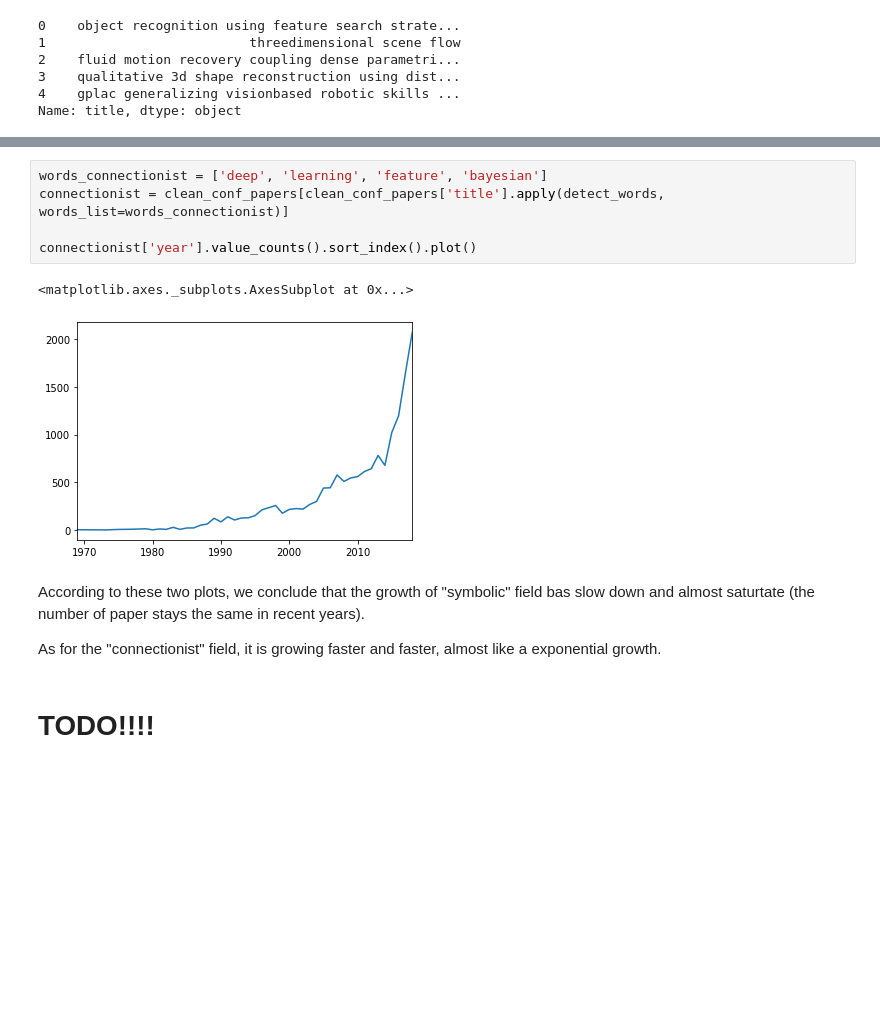
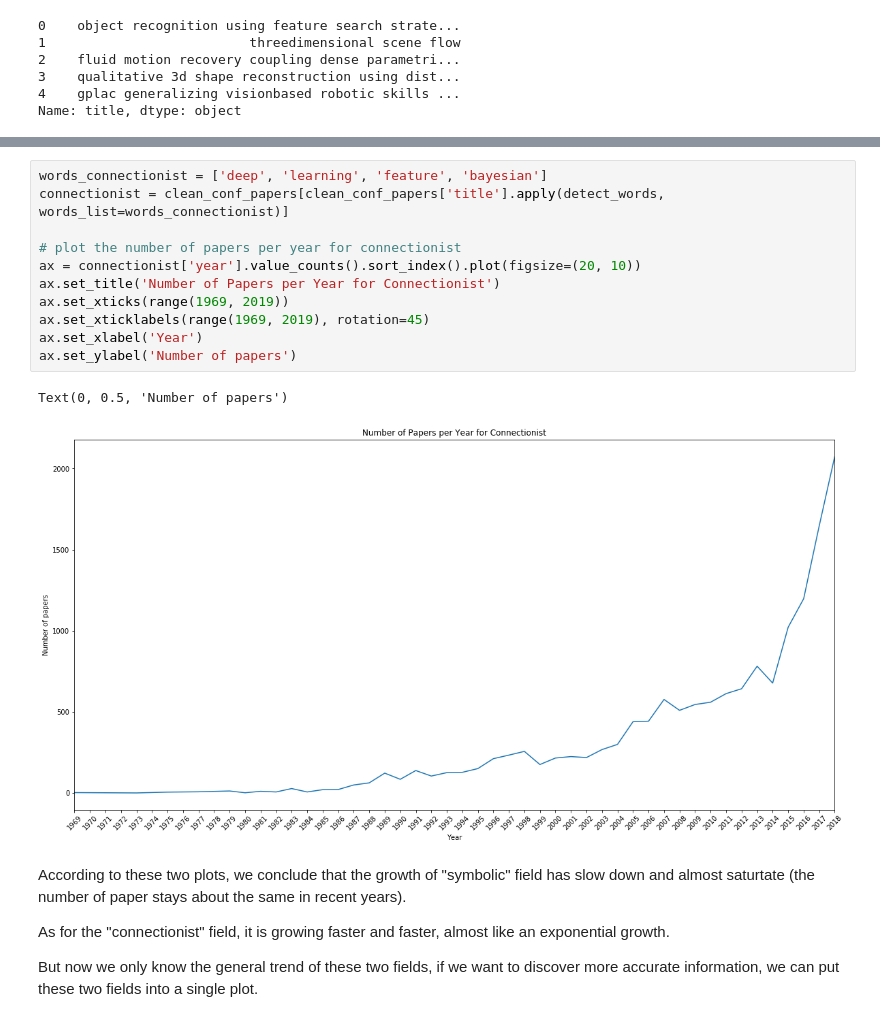
Before and after one commit to dinotuku/2019, a Jupyter notebook: Homework/01 - Pandas and Data Wrangling/hw1.ipynb, the cells around one changed output, grey strips where cells are left out. Saved outputs shown, nothing was run; the diff lists cells and outputs as text; blank space fills up the shorter version.

```diff
--- a/Homework/01 - Pandas and Data Wrangling/hw1.ipynb
+++ b/Homework/01 - Pandas and Data Wrangling/hw1.ipynb
@@ -925,14 +1006,20 @@ symbolic['year'].value_counts().sort_index().plot()
 # %%
 words_connectionist = ['deep', 'learning', 'feature', 'bayesian']
 connectionist = clean_conf_papers[clean_conf_papers['title'].apply(detect_words, words_list=words_connectionist)]
 
-connectionist['year'].value_counts().sort_index().plot()
+# plot the number of papers per year for connectionist
+ax = connectionist['year'].value_counts().sort_index().plot(figsize=(20, 10))
+ax.set_title('Number of Papers per Year for Connectionist')
+ax.set_xticks(range(1969, 2019))
+ax.set_xticklabels(range(1969, 2019), rotation=45)
+ax.set_xlabel('Year')
+ax.set_ylabel('Number of papers')
 # %% [output]
-<matplotlib.axes._subplots.AxesSubplot at 0x...>
+Text(0, 0.5, 'Number of papers')
-[figure, old version]
+[figure, new version]
 # %% [markdown]
-According to these two plots, we conclude that the growth of "symbolic" field bas slow down and almost saturtate (the number of paper stays the same in recent years).
+According to these two plots, we conclude that the growth of "symbolic" field has slow down and almost saturtate (the number of paper stays about the same in recent years).
 
-As for the "connectionist" field, it is growing faster and faster, almost like a exponential growth.
+As for the "connectionist" field, it is growing faster and faster, almost like an exponential growth.
+
+But now we only know the general trend of these two fields, if we want to discover more accurate information, we can put these two fields into a single plot.
-# %% [markdown]
-# TODO!!!!
```
Also changed, not shown: parts of 73 cells of this notebook.
